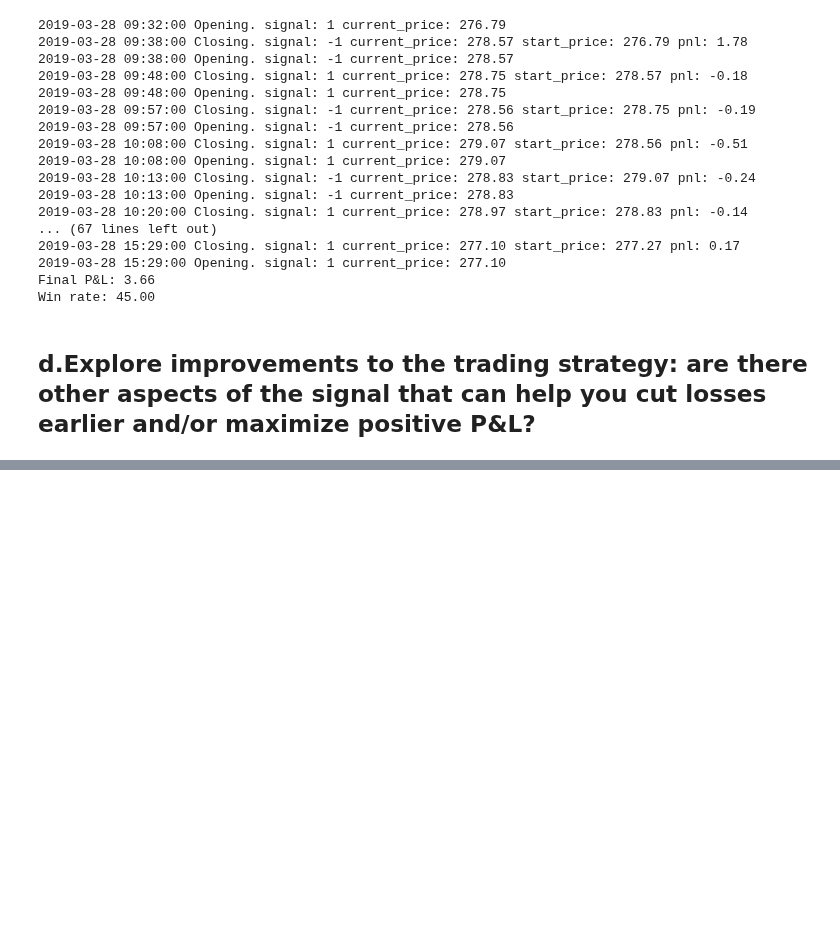
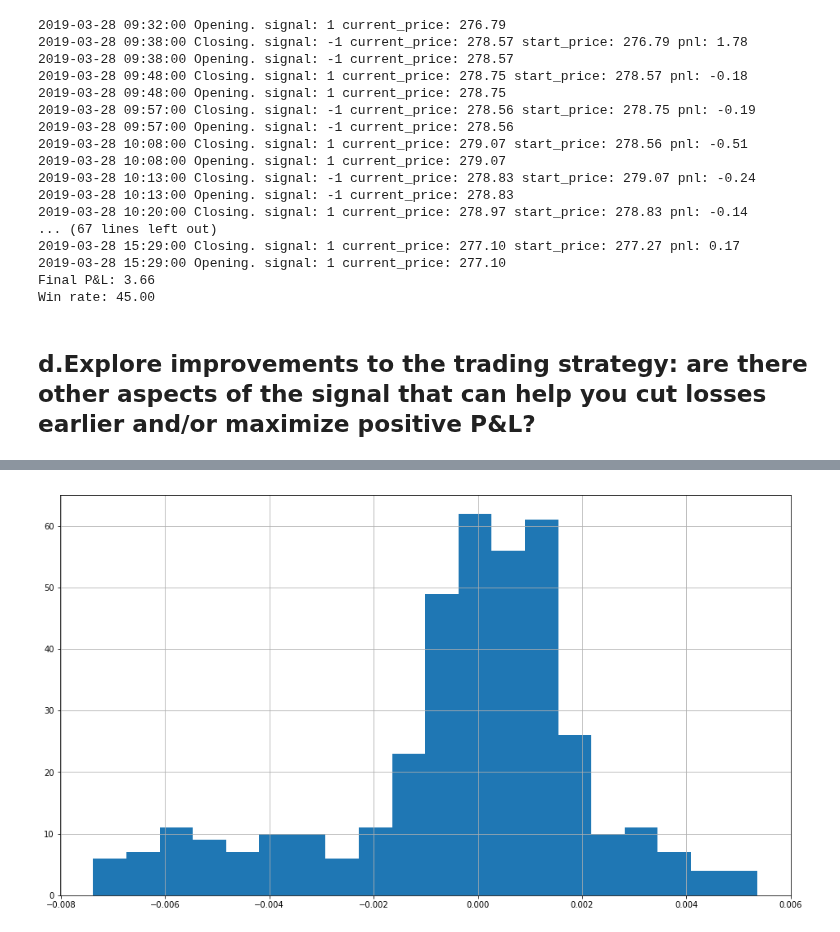
Before and after one commit to franklili3/Python-for-Finance-Engineering, a Jupyter notebook: homework2/homework2.ipynb, the cells around one changed output, grey strips where cells are left out. Drawn from its saved outputs; the diff is of its cells as text; code cells hidden in the pictures; blank space fills up the shorter version.

```diff
--- a/homework2/homework2.ipynb
+++ b/homework2/homework2.ipynb
@@ -424,12 +425,12 @@ Win rate: 45.00
 ema_120 = stock_data['close'].ewm(span=120).mean()
 # cal the difference between close and ema120
 diff_pct_close_vs_ema_120 = (stock_data['close'] - ema_120)/ ema_120
-diff_pct_close_vs_ema_120_mean = diff_pct_close_vs_ema_120.mean
-diff_pct_close_vs_ema_120_std = diff_pct_close_vs_ema_120.std
+diff_pct_close_vs_ema_120_mean = diff_pct_close_vs_ema_120.mean()
+diff_pct_close_vs_ema_120_std = diff_pct_close_vs_ema_120.std()
 diff_pct_close_vs_ema_120_negative_unnormal = diff_pct_close_vs_ema_120_mean - 3 * diff_pct_close_vs_ema_120_std
 diff_pct_close_vs_ema_120_positive_unnormal = diff_pct_close_vs_ema_120_mean + 3 * diff_pct_close_vs_ema_120_std
-diff_pct_close_vs_ema_120_max = diff_pct_close_vs_ema_120.max
-diff_pct_close_vs_ema_120_min = diff_pct_close_vs_ema_120.min
+diff_pct_close_vs_ema_120_max = diff_pct_close_vs_ema_120.max()
+diff_pct_close_vs_ema_120_min = diff_pct_close_vs_ema_120.min()
 diff_pct_close_vs_ema_120.hist(bins=20,figsize=(16,9))
-print('diff_pct_close_vs_ema_120_negative_unnormal: {0:0.2f} diff_pct_close_vs_ema_120_min: {1:1.2f} diff_pct_close_vs_ema_120_max:{2:2.2f} diff_pct_close_vs_ema_120_positive_unnormal: {3:3.2f}'.format(diff_pct_close_vs_ema_120_negative_unnormal, diff_pct_close_vs_ema_120_min, diff_pct_close_vs_ema_120_max, diff_pct_close_vs_ema_120_positive_unnormal)
+print('diff_pct_close_vs_ema_120_negative_unnormal: {0:.3f} diff_pct_close_vs_ema_120_min: {1:.3f} diff_pct_close_vs_ema_120_max:{2:.3f} diff_pct_close_vs_ema_120_positive_unnormal: {3:.3f}'.format(diff_pct_close_vs_ema_120_negative_unnormal, diff_pct_close_vs_ema_120_min, diff_pct_close_vs_ema_120_max, diff_pct_close_vs_ema_120_positive_unnormal))
 # %% [output]
@@ -436,0 +438 @@ SyntaxError: unexpected EOF while parsing (<ipython-input-15-9437a71b7a8c>, line
+[figure, added]
```
Also changed, not shown: parts of 5 cells of this notebook.
